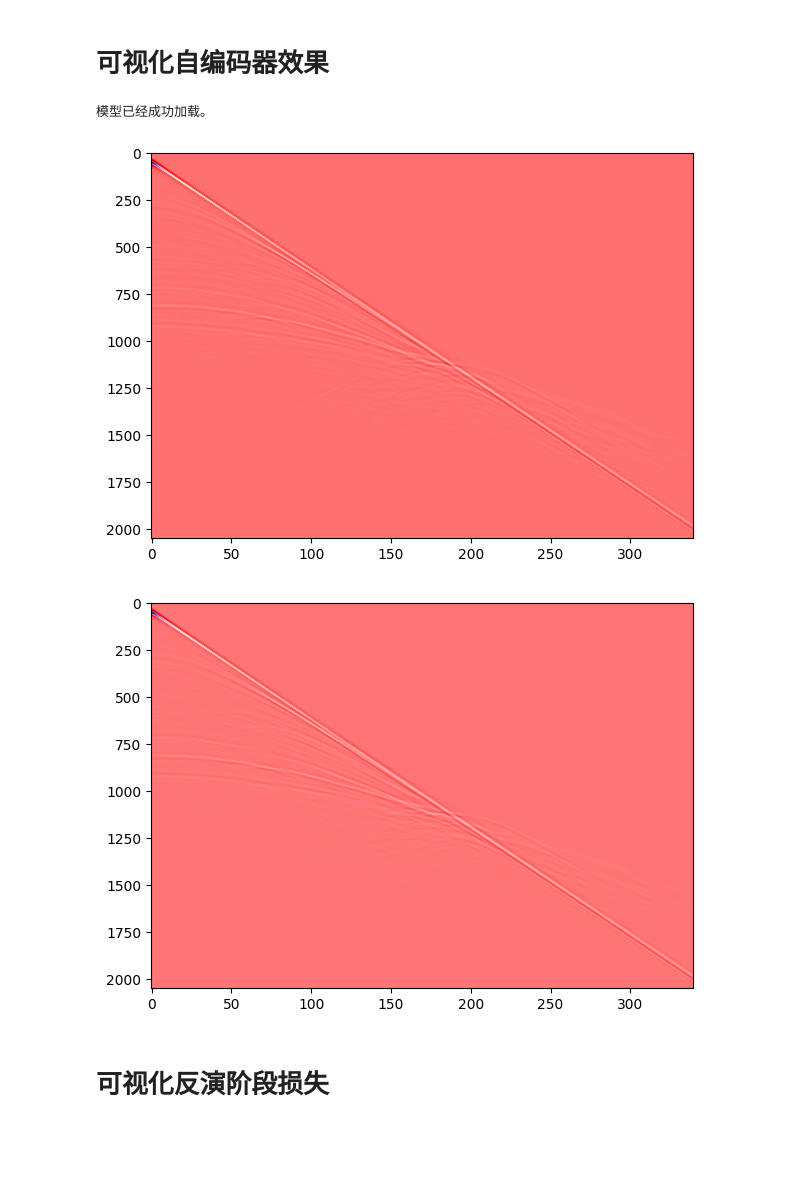
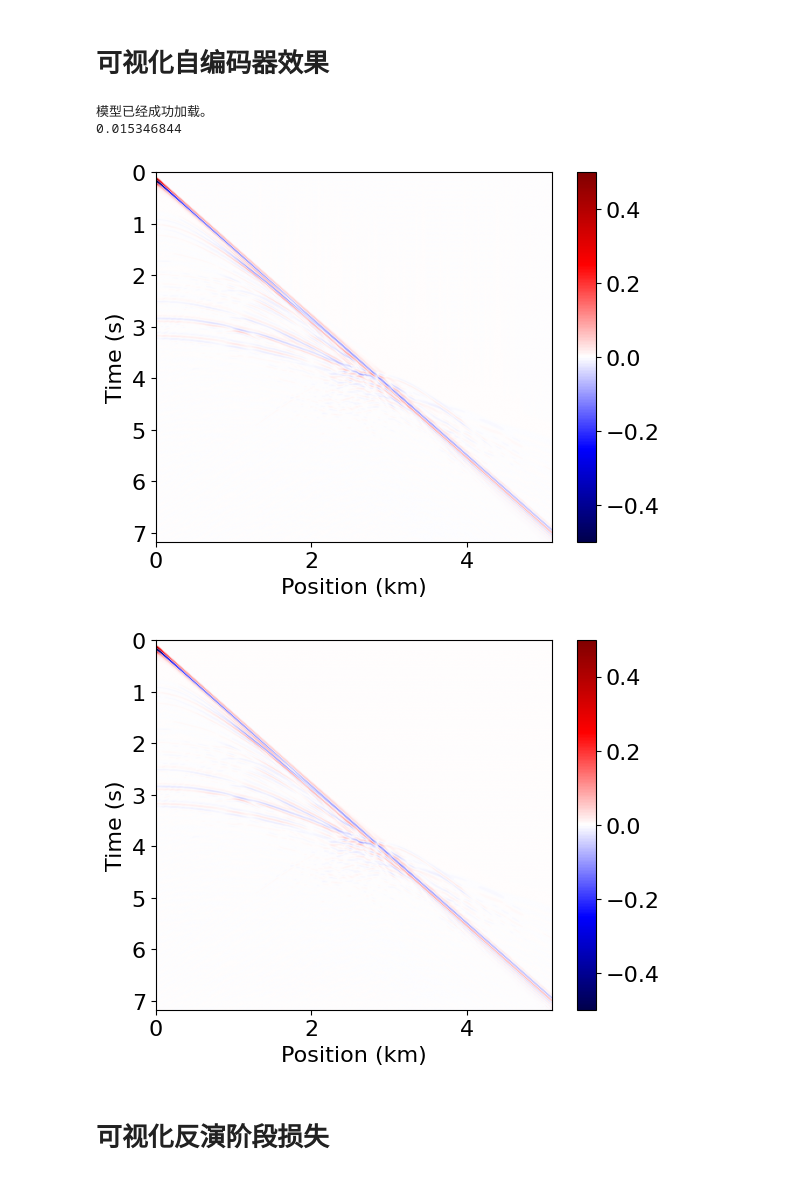
Before and after one commit to yibiaoliu/nn_loss, a Jupyter notebook: vis.ipynb, the cells around one changed output. Drawn from its saved outputs; the diff is of its cells as text; code cells hidden in the pictures; blank space fills up the shorter version.

```diff
--- a/vis.ipynb
+++ b/vis.ipynb
@@ -20,8 +21,15 @@ device = torch.device('cuda' if torch.cuda.is_available() else 'cpu')
 # %% [markdown]
 # 设置config路径
 # %%
+test_index = 0
+
 config_path = "./config/template.yaml"
 cfg = OmegaConf.load(config_path)
+cfg.generate_par.type = 'UNet'
+net_name = lower(cfg.generate_par.type)
+cfg.generate_par.train_log_path = f"/data/yibiao/nn_loss/experiments/marmousi/log/train_{net_name}_{test_index}.hdf5"
+cfg.generate_par.inversion_log_path = f"/data/yibiao/nn_loss/experiments/marmousi/log/inversion_{net_name}_{test_index}.hdf5"
+cfg.generate_par.checkpoint_path = f"/data/yibiao/nn_loss/experiments/marmousi/log/model_{net_name}_{test_index}.pt"
 # %% [markdown]
 # 可视化训练阶段损失
 # %%
@@ -45,24 +53,24 @@ else:
 # 可视化自编码器效果
 # %%
 shot_index = 0
+scale = 2
+
 model = make_and_load_model(cfg)
 model.eval()
 obs_signal = np.load(cfg.generate_par.obs_signal_path)[shot_index,:,:]
 obs_signal = obs_signal / np.max(np.abs(obs_signal))
 input_obs_signal = rearrange(torch.from_numpy(obs_signal).float().to(device),"r t -> r 1 t")
 output_obs_signal = model.forward(input_obs_signal)["re_signal"]
 re_obs_signal = rearrange(output_obs_signal,"r 1 t -> r t").detach().cpu().numpy()
 
-plt.figure(figsize=(7,5))
-plt.imshow(obs_signal.T /1e3,aspect="auto",cmap='seismic')
-plt.show()
-plt.figure(figsize=(7,5))
-plt.imshow(re_obs_signal.T / 1e3,aspect="auto",cmap='seismic')
-plt.show()
+print(np.max(np.abs(obs_signal - re_obs_signal)))
+plot_shot(obs_signal.T, cfg.forward_par.dt, cfg.forward_par.grid_spacing, title='', pclip=1.0, scale=scale)
+plot_shot(re_obs_signal.T, cfg.forward_par.dt, cfg.forward_par.grid_spacing, title='', pclip=1.0, scale=scale)
 # %% [output]
 模型已经成功加载。
+0.015346844
-[figure, old version]
+[figure, new version]
-[figure, old version]
+[figure, new version]
 # %% [markdown]
 # 可视化反演阶段损失
 # %%
```
Also changed, not shown: parts of 4 cells of this notebook, 12 other files.
